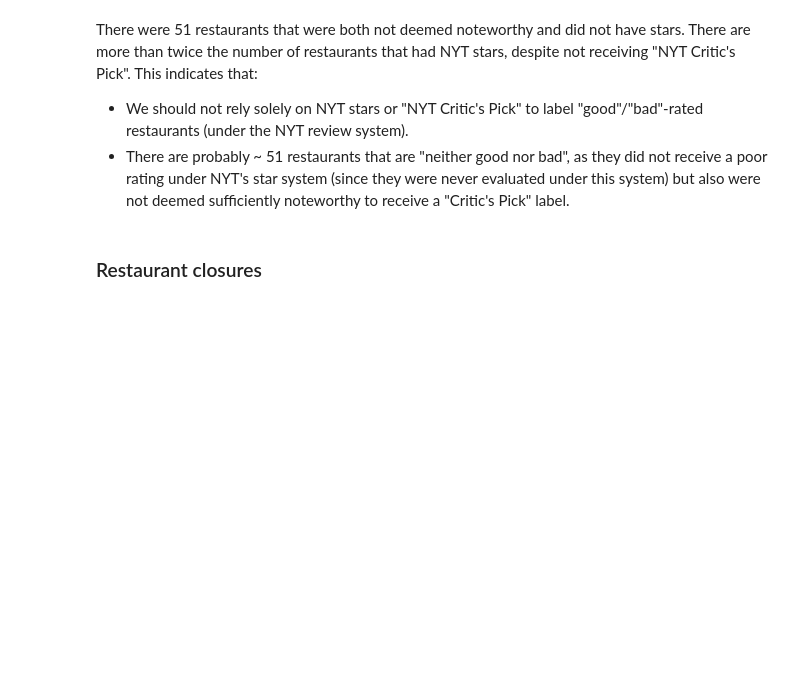
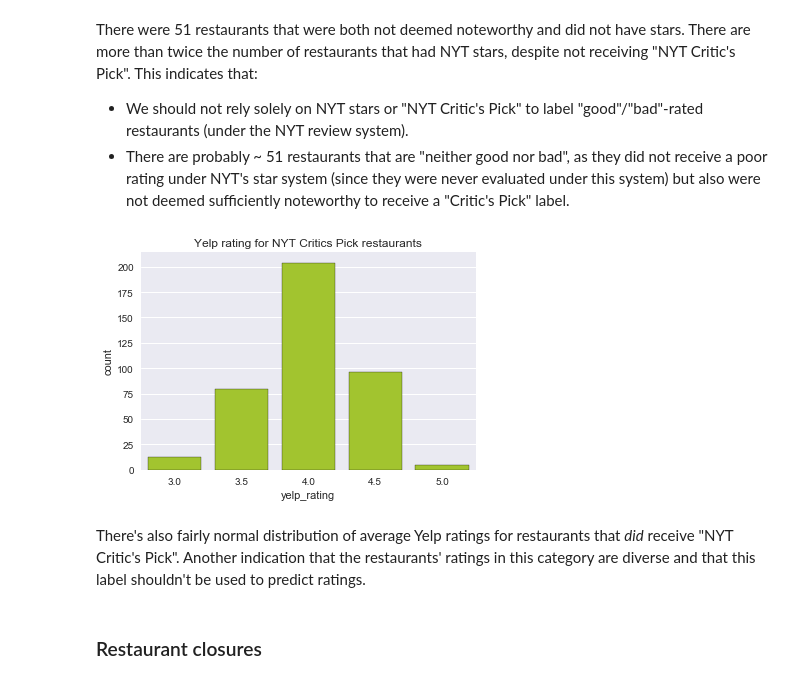
Before and after one commit to diana-xie/yelp-nyt-NLP, a Jupyter notebook: data_vis.ipynb, the cells around one changed output. Cells and saved outputs as stored; diff of their text form; code cells hidden in the pictures; blank space fills up the shorter version.

```diff
--- a/data_vis.ipynb
+++ b/data_vis.ipynb
@@ -237,6 +237,16 @@ for p, label in zip(ax.patches, [nopick_stars, nopick_nostars]):
 There were 51 restaurants that were both not deemed noteworthy and did not have stars. There are more than twice the number of restaurants that had NYT stars, despite not receiving "NYT Critic's Pick". This indicates that:
 - We should not rely solely on NYT stars or "NYT Critic's Pick" to label "good"/"bad"-rated restaurants (under the NYT review system).
 - There are probably ~ 51 restaurants that are "neither good nor bad", as they did not receive a poor rating under NYT's star system (since they were never evaluated under this system) but also were not deemed sufficiently noteworthy to receive a "Critic's Pick" label.
+# %%
+# Generate categories
+df = df_nyt_yelp[df_nyt_yelp['critics_pick']=='y']
+
+# Plot histogram
+sns.countplot('yelp_rating', data=df, color = sns.xkcd_rgb['yellowish green']).set_title('Yelp rating for NYT Critics Pick restaurants');
+# %% [output]
+[figure, added]
+# %% [markdown]
+There's also fairly normal distribution of average Yelp ratings for restaurants that <i>did</i> receive "NYT Critic's Pick". Another indication that the restaurants' ratings in this category are diverse and that this label shouldn't be used to predict ratings.
 # %% [markdown]
 ### Restaurant closures
 # %%
```
Also changed, not shown: 1 other file.
